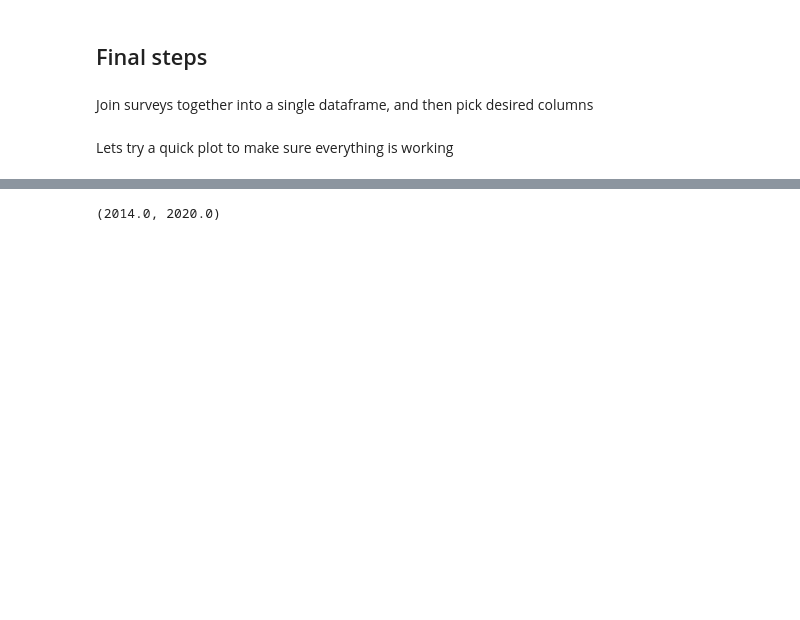
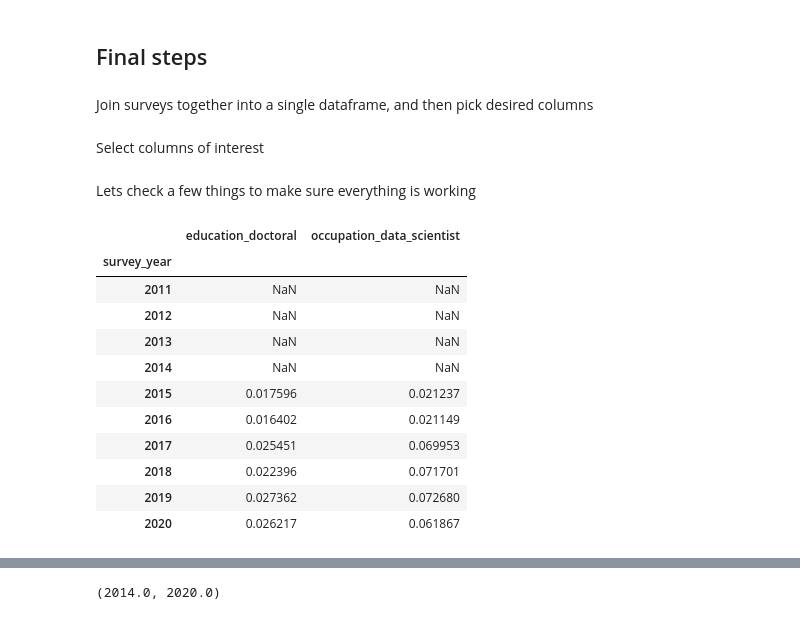
Before and after one commit to djlns/stackoverflow-insights, a Jupyter notebook: condition.ipynb, the cells around one changed output, grey strips where cells are left out. Saved outputs shown, nothing was run; the diff lists cells and outputs as text; code cells hidden in the pictures; blank space fills up the shorter version.

```diff
--- a/condition.ipynb
+++ b/condition.ipynb
@@ -211,7 +249,7 @@ def map_gender(x):
         return "other"
 
 
-for df in surveys[4:]:
+for df in surveys[5:]:
     df["gender"] = df["gender"].map(map_gender)
 # %% [markdown]
 Now that everything is in place the actual function itself is quite simple.
@@ -237,7 +275,7 @@ dummy_2016 = [
     "education",
 ]
 
-for i, df in enumerate(surveys[:4]):
+for i, df in enumerate(surveys[:5]):
     new_cols = [df]
     for col in dummy_2016:
         if col in df.columns:
@@ -247,18 +304,38 @@ for i, df in enumerate(surveys[:4]):
 ## Final steps
 # %% [markdown]
 Join surveys together into a single dataframe, and then pick desired columns
+# %%
+df = pd.concat(surveys, ignore_index=True, sort=True)
+# %% [markdown]
+Select columns of interest
 # %%
 def sel_cols(x):
-    if x in ["survey_year", "country"] + interest_cols:
+    if x in ["survey_year", "country"] + interest_cols[:-2]:
         return True
-    elif any(x.startswith(c+'_') for c in interest_cols):
+    elif any(x.startswith(c+'_') for c in interest_cols[:-2]):
         return True
     return False
 
-df = pd.concat(surveys)
 df = df.loc[:, df.columns.map(sel_cols)]
+for c in df.columns:
+    print(c)
 # %% [markdown]
-Lets try a quick plot to make sure everything is working
+Lets check a few things to make sure everything is working
+# %%
+df.groupby("survey_year").agg({"education_doctoral":"mean", "occupation_data_scientist":"mean"})
+# %% [output]
+|  | education_doctoral | occupation_data_scientist |
+| survey_year |  |  |
+| 2011 | NaN | NaN |
+| 2012 | NaN | NaN |
+| 2013 | NaN | NaN |
+| 2014 | NaN | NaN |
+| 2015 | 0.017596 | 0.021237 |
+| 2016 | 0.016402 | 0.021149 |
+| 2017 | 0.025451 | 0.069953 |
+| 2018 | 0.022396 | 0.071701 |
+| 2019 | 0.027362 | 0.072680 |
+| 2020 | 0.026217 | 0.061867 |
 # %%
 sns.catplot(x="survey_year",       # x variable name
             y="salary",       # y variable name
```
Also changed, not shown: parts of 11 cells of this notebook, 8 other files.
